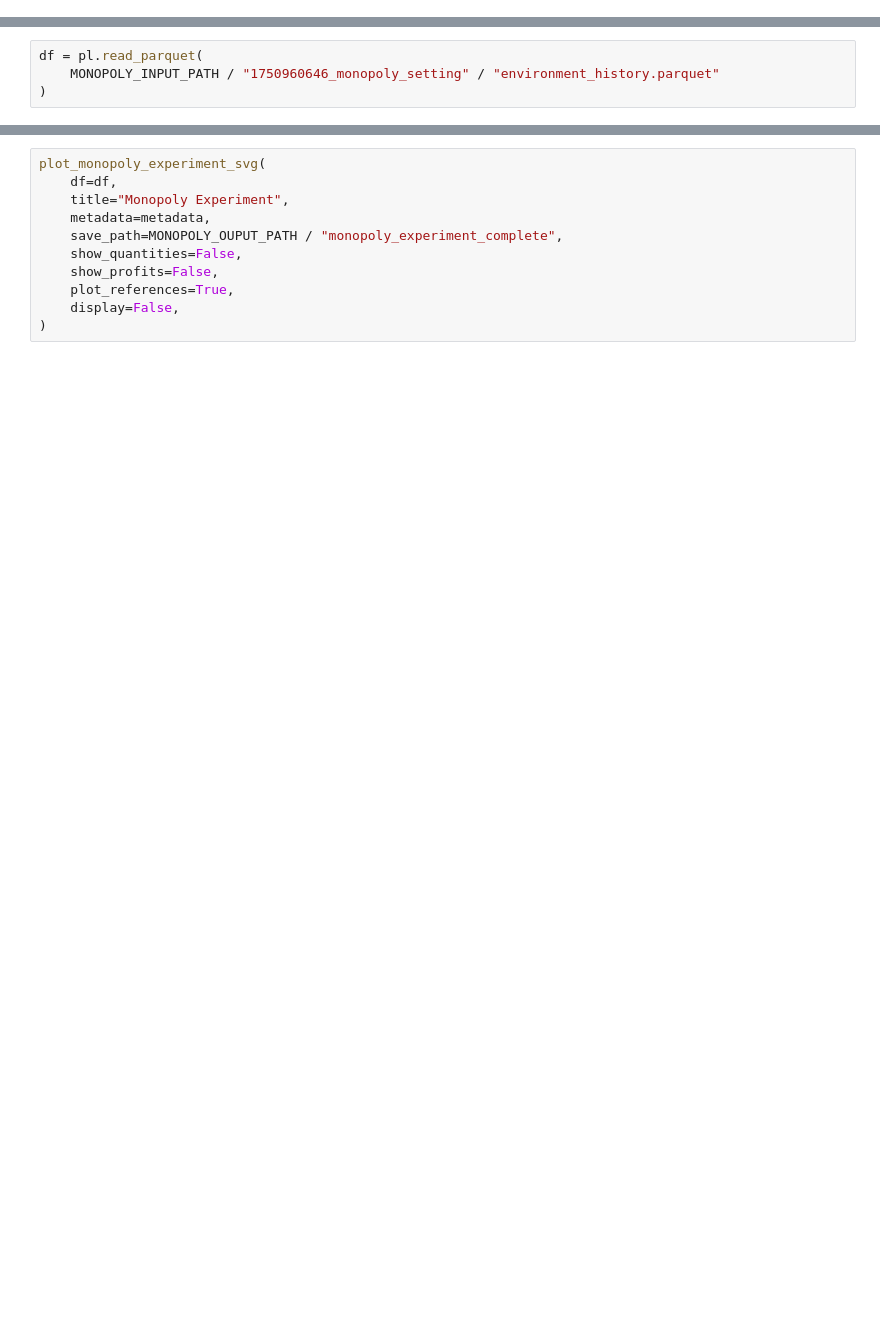
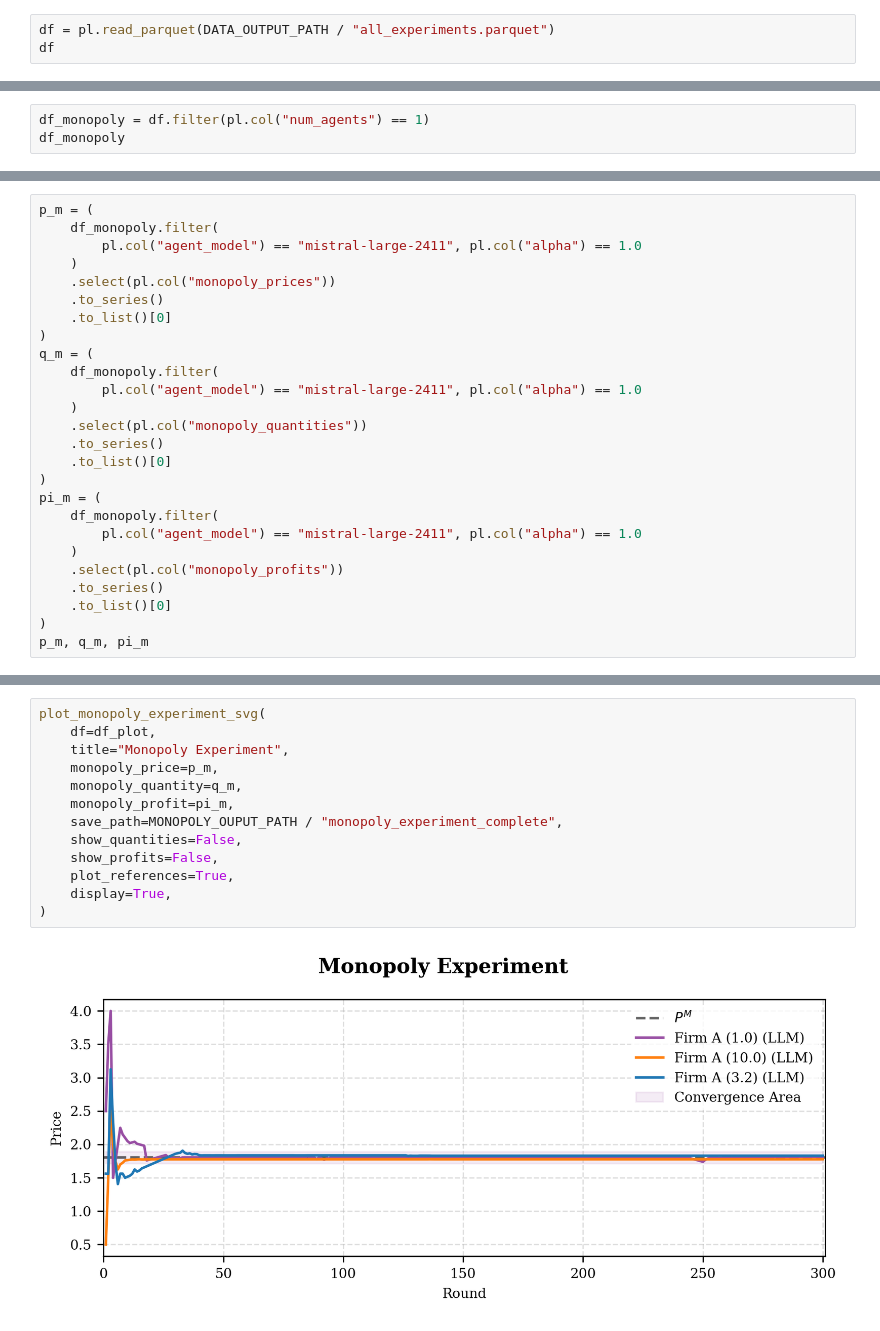
Before and after one commit to luciasauer/algorithmic_pricing_llms, a Jupyter notebook: notebooks/results_plotting.ipynb, the cells around one changed output, grey strips where cells are left out. Saved outputs shown, nothing was run; the diff lists cells and outputs as text; blank space fills up the shorter version.

Commit message:
input new data format

```diff
--- a/notebooks/results_plotting.ipynb
+++ b/notebooks/results_plotting.ipynb
@@ -49,0 +47,3 @@ Saved concatenated parquet file with 64800 rows to ../data/results/all_experimen
+# %%
+df = pl.read_parquet(DATA_OUTPUT_PATH / "all_experiments.parquet")
+df
@@ -72,4 +71,3 @@ for folder in MONOPOLY_INPUT_PATH.iterdir():
-# %%
-df = pl.read_parquet(
-    MONOPOLY_INPUT_PATH / "1750960646_monopoly_setting" / "environment_history.parquet"
-)
+# %%
+df_monopoly = df.filter(pl.col("num_agents") == 1)
+df_monopoly
@@ -75,0 +154,26 @@ df = pl.read_parquet(
+# %%
+p_m = (
+    df_monopoly.filter(
+        pl.col("agent_model") == "mistral-large-2411", pl.col("alpha") == 1.0
+    )
+    .select(pl.col("monopoly_prices"))
+    .to_series()
+    .to_list()[0]
+)
+q_m = (
+    df_monopoly.filter(
+        pl.col("agent_model") == "mistral-large-2411", pl.col("alpha") == 1.0
+    )
+    .select(pl.col("monopoly_quantities"))
+    .to_series()
+    .to_list()[0]
+)
+pi_m = (
+    df_monopoly.filter(
+        pl.col("agent_model") == "mistral-large-2411", pl.col("alpha") == 1.0
+    )
+    .select(pl.col("monopoly_profits"))
+    .to_series()
+    .to_list()[0]
+)
+p_m, q_m, pi_m
@@ -76,11 +182,15 @@ df = pl.read_parquet(
 # %%
 plot_monopoly_experiment_svg(
-    df=df,
+    df=df_plot,
     title="Monopoly Experiment",
-    metadata=metadata,
+    monopoly_price=p_m,
+    monopoly_quantity=q_m,
+    monopoly_profit=pi_m,
     save_path=MONOPOLY_OUPUT_PATH / "monopoly_experiment_complete",
     show_quantities=False,
     show_profits=False,
     plot_references=True,
-    display=False,
+    display=True,
 )
+# %% [output]
+[figure, added]
```
Also changed, not shown: parts of 17 cells of this notebook.
